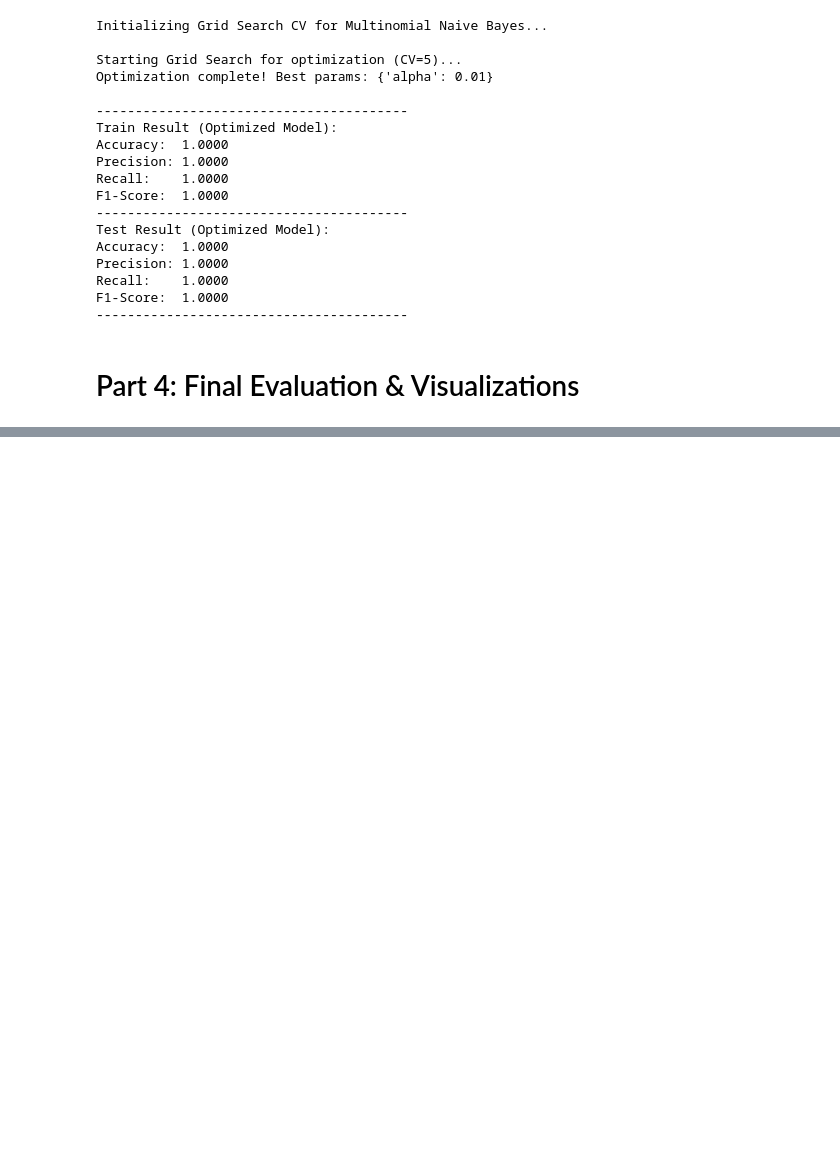
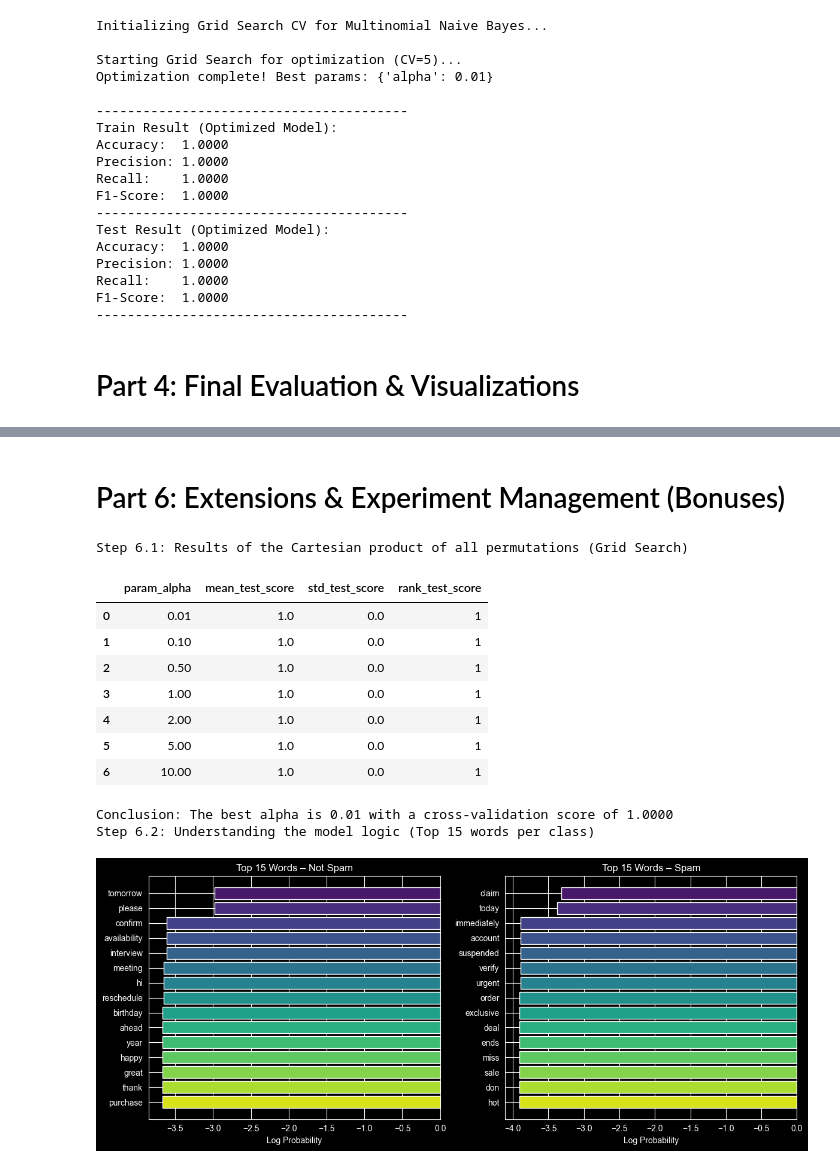
Before and after one commit to Machine-Learning-Assignment-Team/sms-classification-model, a Jupyter notebook: notebooks/spam_classifier.ipynb, the cells around one changed output, grey strips where cells are left out. Cells and saved outputs as stored; diff of their text form; code cells hidden in the pictures; blank space fills up the shorter version.

Commit message:
Enhance model evaluation and visualization in spam classifier notebook

```diff
--- a/notebooks/spam_classifier.ipynb
+++ b/notebooks/spam_classifier.ipynb
@@ -83,7 +85,7 @@ Final feature matrix shape: (10000, 2559)
 print("Initializing Grid Search CV for Multinomial Naive Bayes...\n")
 
 # This will run the 5-fold cross-validation and find the best alpha
-best_model, metrics = train_and_evaluate_model(X_train, y_train, X_test, y_test)
+best_model, metrics, grid_search = train_and_evaluate_model(X_train, y_train, X_test, y_test)
 # %% [output]
 Initializing Grid Search CV for Multinomial Naive Bayes...
 
@@ -134,0 +206,39 @@ weighted avg       1.00      1.00      1.00      1000
+# %% [markdown]
+# Part 6: Extensions & Experiment Management (Bonuses)
+# %%
+# Displaying the Grid Search results table
+print("Step 6.1: Results of the Cartesian product of all permutations (Grid Search)")
+
+# Converting the results into a DataFrame
+results_df = pd.DataFrame(grid_search.cv_results_)
+
+# Selecting the most important columns to show the 'Science' behind the choices
+display_columns = ['param_alpha', 'mean_test_score', 'std_test_score', 'rank_test_score']
+experiment_table = results_df[display_columns].sort_values(by='rank_test_score')
+
+display(experiment_table)
+
+print(f"\nConclusion: The best alpha is {grid_search.best_params_['alpha']} "
+      f"with a cross-validation score of {grid_search.best_score_:.4f}")
+
+# We already have this visualization from our eval_plots module
+print("Step 6.2: Understanding the model logic (Top 15 words per class)")
+
+# This plot was generated during Step 4/5, but we showcase it here for the bonus
+# If you haven't displayed it yet, you can call it here:
+from src.eval_plots import plot_top_features
+fig_feat = plot_top_features(best_model, vectorizer)
+plt.show()
+# %% [output]
+Step 6.1: Results of the Cartesian product of all permutations (Grid Search)
+|  | param_alpha | mean_test_score | std_test_score | rank_test_score |
+| 0 | 0.01 | 1.0 | 0.0 | 1 |
+| 1 | 0.10 | 1.0 | 0.0 | 1 |
+| 2 | 0.50 | 1.0 | 0.0 | 1 |
+| 3 | 1.00 | 1.0 | 0.0 | 1 |
+| 4 | 2.00 | 1.0 | 0.0 | 1 |
+| 5 | 5.00 | 1.0 | 0.0 | 1 |
+| 6 | 10.00 | 1.0 | 0.0 | 1 |
+Conclusion: The best alpha is 0.01 with a cross-validation score of 1.0000
+Step 6.2: Understanding the model logic (Top 15 words per class)
+[figure, added]
```
Also changed, not shown: parts of 5 cells of this notebook, 1 other file.
